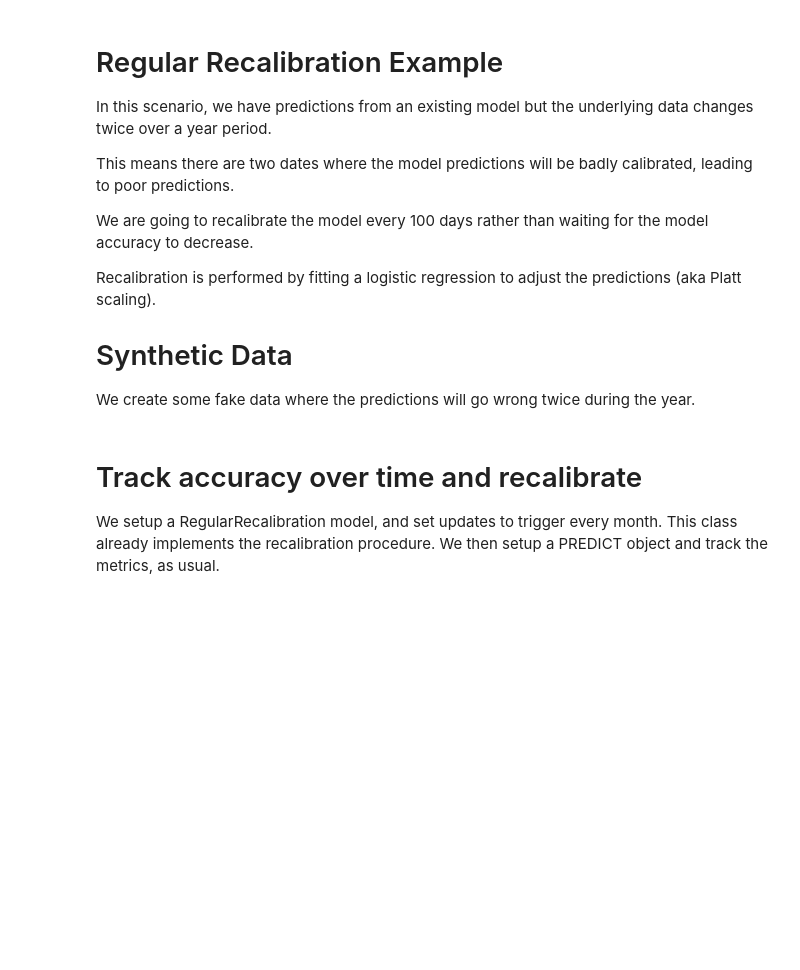
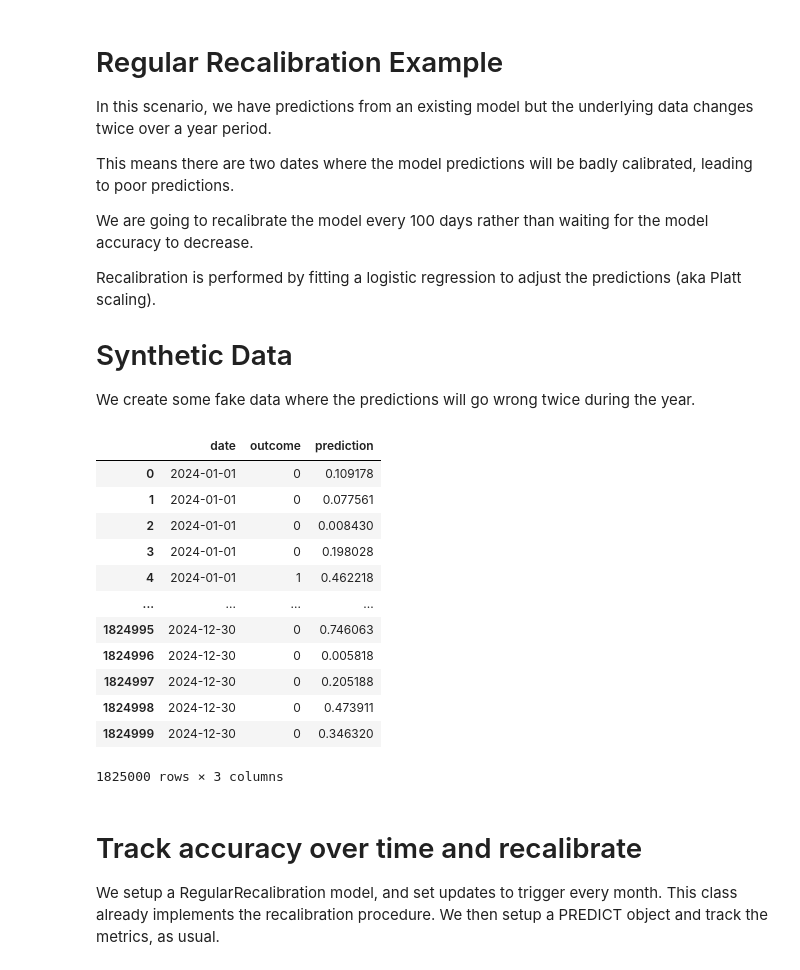
Before and after one commit to sdrelton/PREDICT, a Jupyter notebook: Examples/regular_recalibration_example.ipynb, the cells around one changed output. Saved outputs shown, nothing was run; the diff lists cells and outputs as text; code cells hidden in the pictures; blank space fills up the shorter version.

```diff
--- a/Examples/regular_recalibration_example.ipynb
+++ b/Examples/regular_recalibration_example.ipynb
@@ -38,33 +38,48 @@ switchDate2 = pd.to_datetime('01-10-2024', dayfirst=True)
 numdays = (endDate - startDate).days
 switchDays = (switchDate - startDate).days
 switch2Days = (switchDate2 - startDate).days
 
 # Create some semi-realistic data for n = 5000 people
 age = np.random.normal(70, 5, 5000)
 systolic_bp = np.random.normal(120, 10, 5000)
 
 for i in range(numdays):
     curday = startDate + dt.timedelta(days=i)
 
     # Generate predictions
     lp = -1.5 + 0.5 * (age-70)/5 + 2 * (systolic_bp - 120)/10
     curpredictions = 1 / (1 + np.exp(-lp))
     if i >= switchDays:
         # Change to incidence rate
         lp = lp + 2.5
     if i >= switch2Days:
         # Change incidence rate again
         lp = lp - 2.5
 
     # Generate outcomes
     curoutcomes = np.random.binomial(1, 1 / (1 + np.exp(-lp)))
 
     # Append to dictionary
     mydict['date'].extend([curday]*5000)
     mydict['outcome'].extend(curoutcomes)
     mydict['prediction'].extend(curpredictions)
 
 df = pd.DataFrame(mydict)
+df
+# %% [output]
+|  | date | outcome | prediction |
+| 0 | 2024-01-01 | 0 | 0.109178 |
+| 1 | 2024-01-01 | 0 | 0.077561 |
+| 2 | 2024-01-01 | 0 | 0.008430 |
+| 3 | 2024-01-01 | 0 | 0.198028 |
+| 4 | 2024-01-01 | 1 | 0.462218 |
+| ... | ... | ... | ... |
+| 1824995 | 2024-12-30 | 0 | 0.746063 |
+| 1824996 | 2024-12-30 | 0 | 0.005818 |
+| 1824997 | 2024-12-30 | 0 | 0.205188 |
+| 1824998 | 2024-12-30 | 0 | 0.473911 |
+| 1824999 | 2024-12-30 | 0 | 0.346320 |
+1825000 rows × 3 columns
 # %% [markdown]
 # Track accuracy over time and recalibrate
 
```
Also changed, not shown: parts of 2 cells of this notebook.
